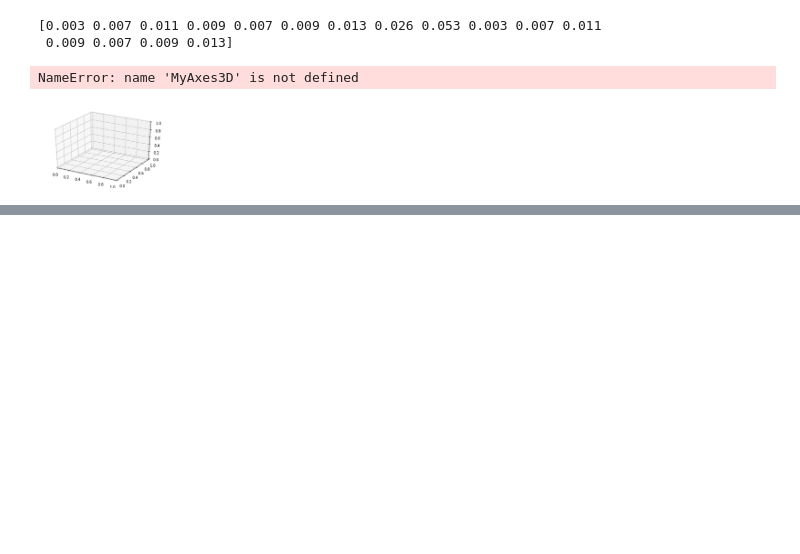
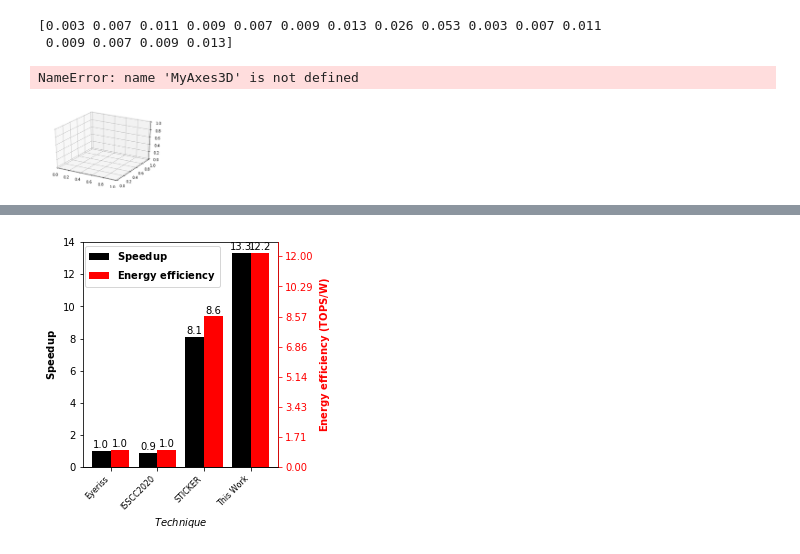
Before and after one commit to changchun-zhou/sagitta_fig, a Jupyter notebook: scripts/Voltage-Frequency-Scaling/Sagitta_Fig.ipynb, the cells around one changed output, grey strips where cells are left out. Cells and saved outputs as stored; diff of their text form; code cells hidden in the pictures; blank space fills up the shorter version.

```diff
--- a/scripts/Voltage-Frequency-Scaling/Sagitta_Fig.ipynb
+++ b/scripts/Voltage-Frequency-Scaling/Sagitta_Fig.ipynb
@@ -422,0 +493,80 @@ plt_fig({   "x_name":"Technique",
+# %%
+# #####################################################################
+# # Comparison with Technique
+# technique = ['Baseline', '+ FFZS', '+ HLB', '+ TDVD']
+# # c3d
+# # speedup = np.array([0.22, 1 ,3.2, 4.61])/0.22
+# # energy_efficiency = np.array([0.175, 1 ,3.2, 4.21])
+# # fig_name ='../../generate/technique_c3d.svg'
+
+# # 3dunet
+# speedup = np.array([0.22, 1 ,3.2, 5.8])/0.22
+# energy_efficiency = np.array([0.175, 1 ,3.2, 5.8])
+# fig_name ='../../generate/technique_3dunet.svg'
+
+
+# #####################################################################
+# # Comparsion with SOTA
+technique = ['Eyeriss', 'ISSCC2020', 'STICKER', 'This Work']
+
+speedup = np.array([1, 0.9, 8.1, 13.3])
+energy_efficiency = np.array([1,  1, 8.6, 12.2])
+fig_name ='../../generate/SOTA_3dunet.svg'
+
+x_value = np.arange(len(technique))
+x_label = "${Technique}$"
+figsize = (3.5, 4.6)
+
+bar_width = 0.4
+xticks = technique
+y2_yticks_max = 12
+# #####################################################################
+# # Sparsity-driven EE & Speedup
+# sparsity = np.array([0, 33, 40, 60, 74, 85, 97])
+# energy_efficiency = np.array([0.175, 0.268, 0.313, 0.466, 1.157, 2.703, 5.832])
+# speedup = np.array([0.175, 0.268, 0.313, 0.466, 1.157, 2.703, 5.832]) / 0.175
+# fig_name = '../../generate/sparsity_driven_EE&speedup.svg'
+# x_value = sparsity
+# x_label = "${Inslice}$"# + ' ' + "$\bf{Sparsity}$"
+# figsize = (7, 4.6)
+# xticks = ['0', '33', '40', '60', '74', '85', '97']
+# y2_yticks_max = 7
+# bar_width = 4
+
+xticks_fontsize = 8
+legend_loc = (0.01, 0.8)
+
+cls_plt_fig('').func_plt_fig({   "x_name":"Technique",
+            "x_value": x_value,
+            "x_label" : x_label,
+            "y1_fig_type": "bar",
+            "y1_name":"speedup",
+            "y1_value":speedup,
+            "y1_color":(0, 0, 0),
+            "y1_linestyle":'x-',
+            "y1_label":r"$\bf{Speedup}$",
+            "y1_marker":'s',
+            "y1_legend": r"$\bf{Speedup}$",
+            "y2_fig_type": "bar",
+            "y2_name":"energy_efficiency",
+            "y2_value":energy_efficiency,
+            "y2_color":(1, 0, 0),
+            "y2_linestyle":'--',
+            "y2_label":r"$\bf{Energy}$" + ' ' + r"$\bf{efficiency}$"+' ' + r"$\bf{(TOPS/W)}$",
+            "y2_marker":'^',
+            "y2_legend": r"$\bf{Energy}$" + ' ' + r"$\bf{efficiency}$",
+            "y2_yticks_max": y2_yticks_max,
+            "linewidth": 2,
+            "markersize": 8,
+            "family":"Arial",
+            "label_size": 10,
+            "bar_width": bar_width,
+            "xticks": xticks,
+            'xticks_fontsize': xticks_fontsize,
+            "figsize":figsize,
+            "plt_text": False,
+            "legend_loc": legend_loc,
+            "fig_name" :fig_name
+})
+# %% [output]
+[figure, added]
```
Also changed, not shown: parts of 10 cells of this notebook, 1 other file.
